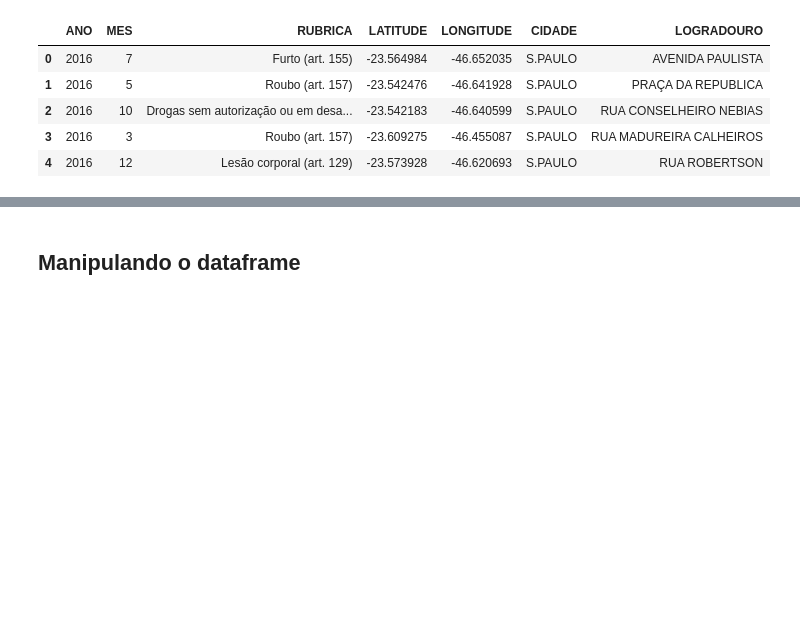
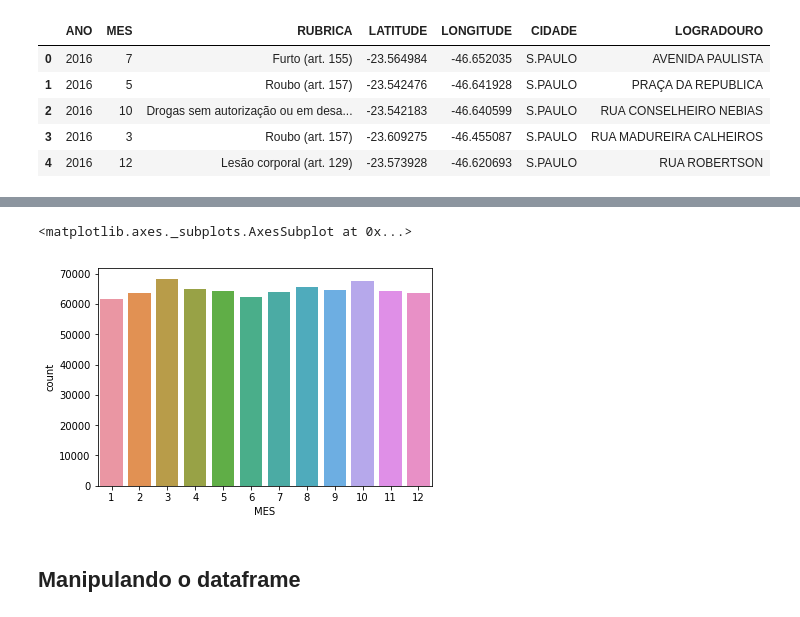
Before and after one commit to deeplearningunb/deeBO, a Jupyter notebook: DeeBO-EDA.ipynb, the cells around one changed output, grey strips where cells are left out. Saved outputs shown, nothing was run; the diff lists cells and outputs as text; code cells hidden in the pictures; blank space fills up the shorter version.

```diff
--- a/DeeBO-EDA.ipynb
+++ b/DeeBO-EDA.ipynb
@@ -35,3 +46,8 @@ n_2016.head()
+# %%
+sns.countplot(x=n_2016['MES'], data=n_2016)
+# %% [output]
+<matplotlib.axes._subplots.AxesSubplot at 0x...>
+[figure, added]
 # %% [markdown]
 ## Manipulando o dataframe
 # %%
```
Also changed, not shown: parts of 8 cells of this notebook.
